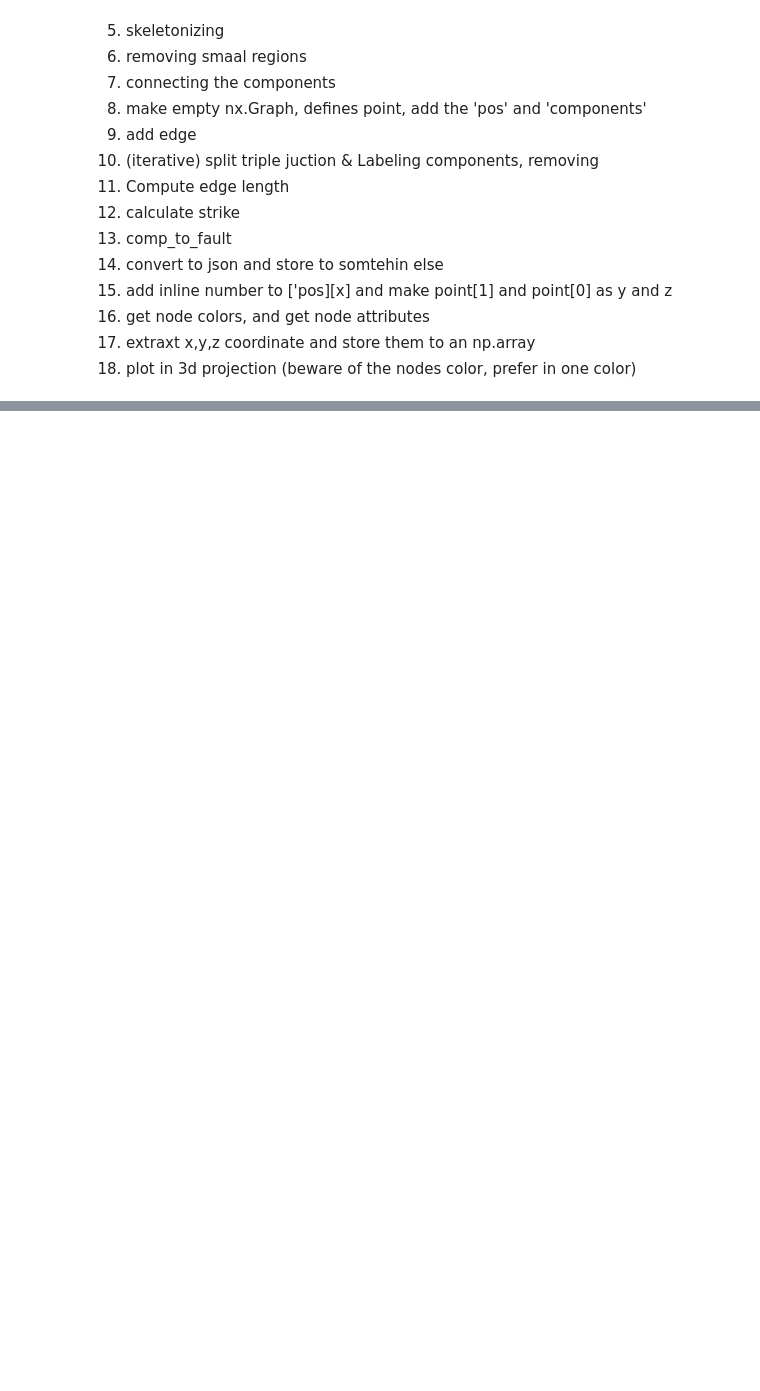
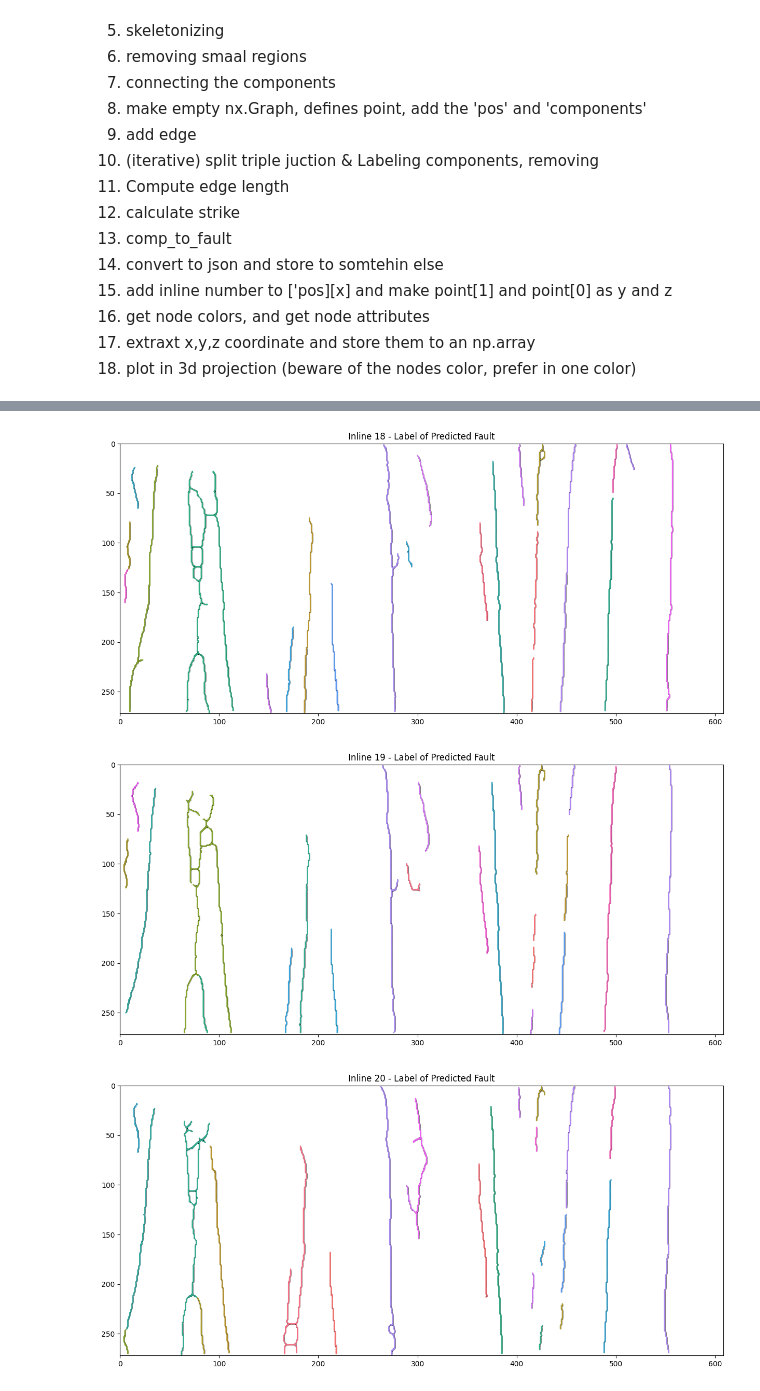
Before and after one commit to thilowrona/fatbox_tutorials, a Jupyter notebook: Main Processing for Fault Labeling.ipynb, the cells around one changed output, grey strips where cells are left out. Drawn from its saved outputs; the diff is of its cells as text; code cells hidden in the pictures; blank space fills up the shorter version.

```diff
--- a/Main Processing for Fault Labeling.ipynb
+++ b/Main Processing for Fault Labeling.ipynb
@@ -59,0 +249,10 @@ def processing_full():
+# %%
+for i in range(18, 21):
+    data = f'D:/PYTHON/fatbox/fatbox_tutorials/Predicted_fault_data/Kerry_inline_{i}.png'
+    # print(f'inline {data[68:-4]}')
+    a = processing_full(data, plot=False, )
+    print()
+# %% [output]
+[figure, added]
+[figure, added]
+[figure, added]
```
Also changed, not shown: parts of 13 cells of this notebook, 1 other file.
